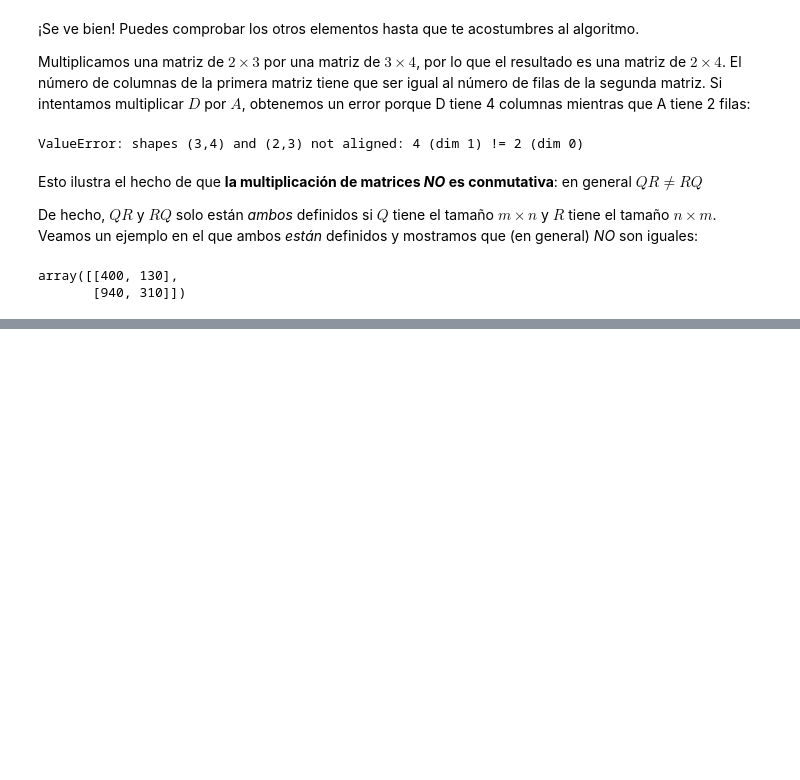
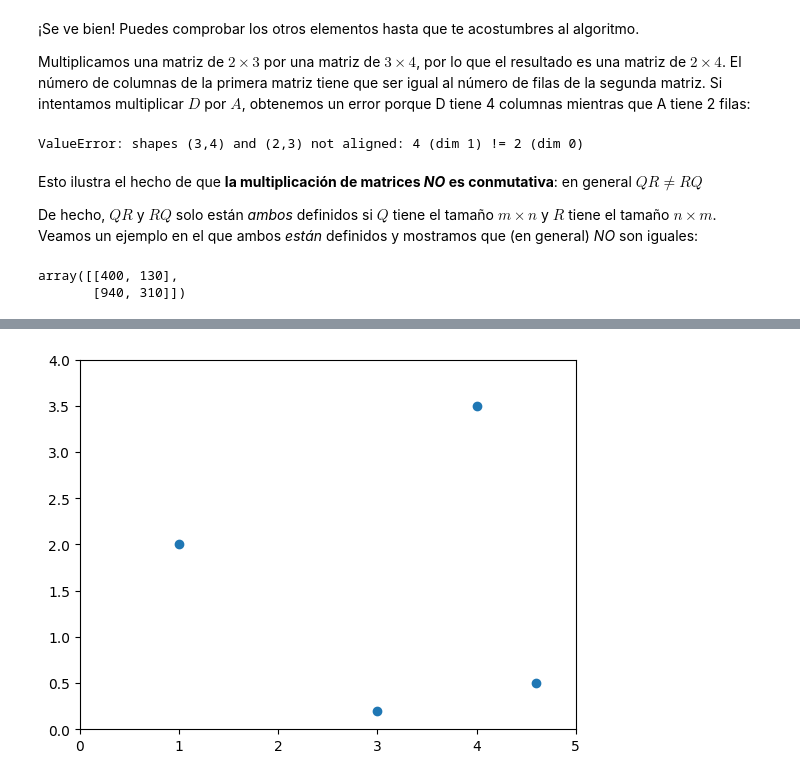
Before and after one commit to flaviomconde/Mate_para_Machine_Learning, a Jupyter notebook: Matrices/Matrices.ipynb, the cells around one changed output, grey strips where cells are left out. Saved outputs shown, nothing was run; the diff lists cells and outputs as text; code cells hidden in the pictures; blank space fills up the shorter version.

```diff
--- a/Matrices/Matrices.ipynb
+++ b/Matrices/Matrices.ipynb
@@ -336,0 +556,13 @@ array([[400, 130],
+# %%
+import matplotlib.pyplot as plt
+
+P = np.array([
+        [3.0, 4.0, 1.0, 4.6],
+        [0.2, 3.5, 2.0, 0.5]
+    ])
+x_coords_P, y_coords_P = P
+plt.scatter(x_coords_P, y_coords_P)
+plt.axis([0, 5, 0, 4])
+plt.show()
+# %% [output]
+[figure, added]
```
Also changed, not shown: parts of 141 cells of this notebook, 1 other file.
